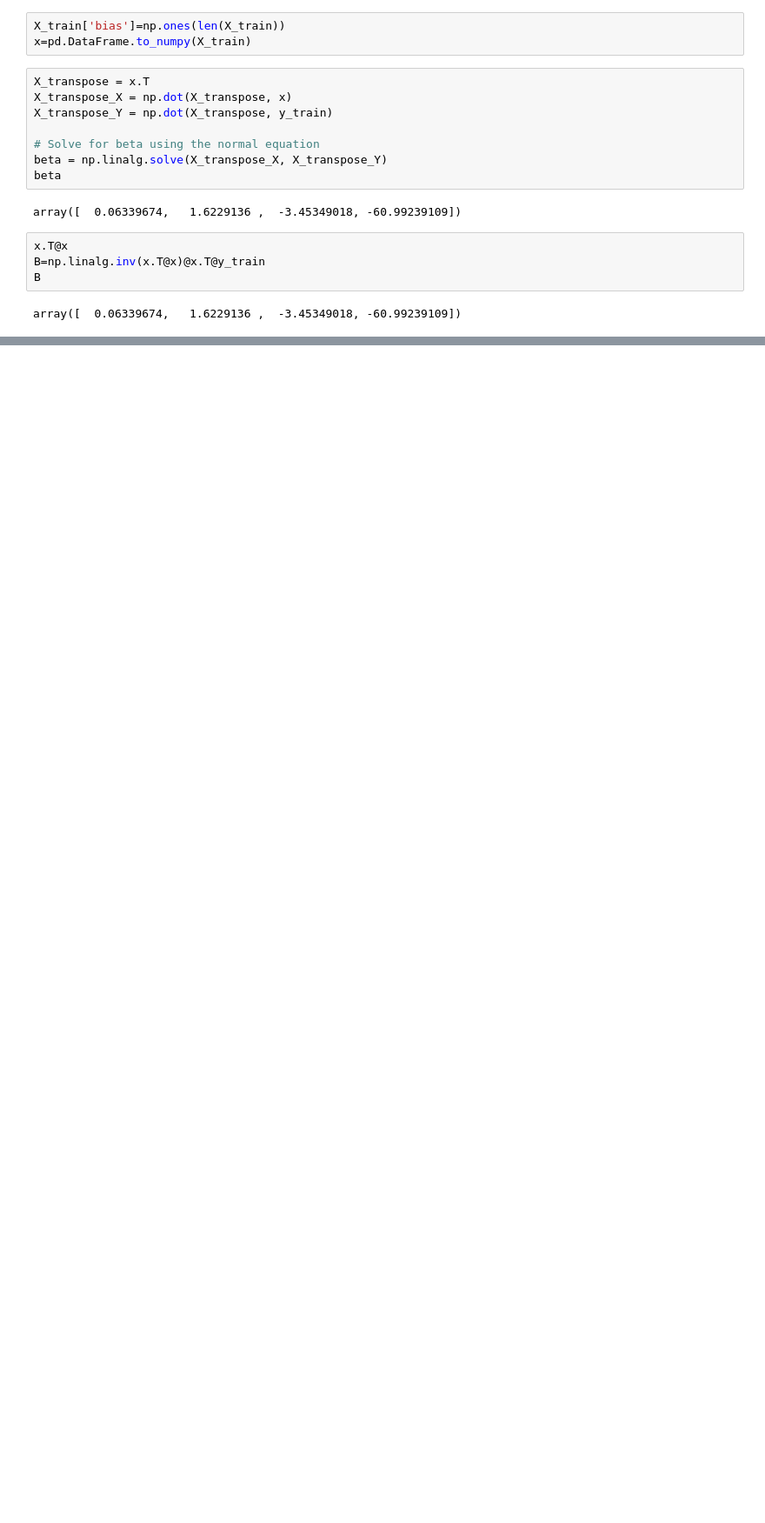
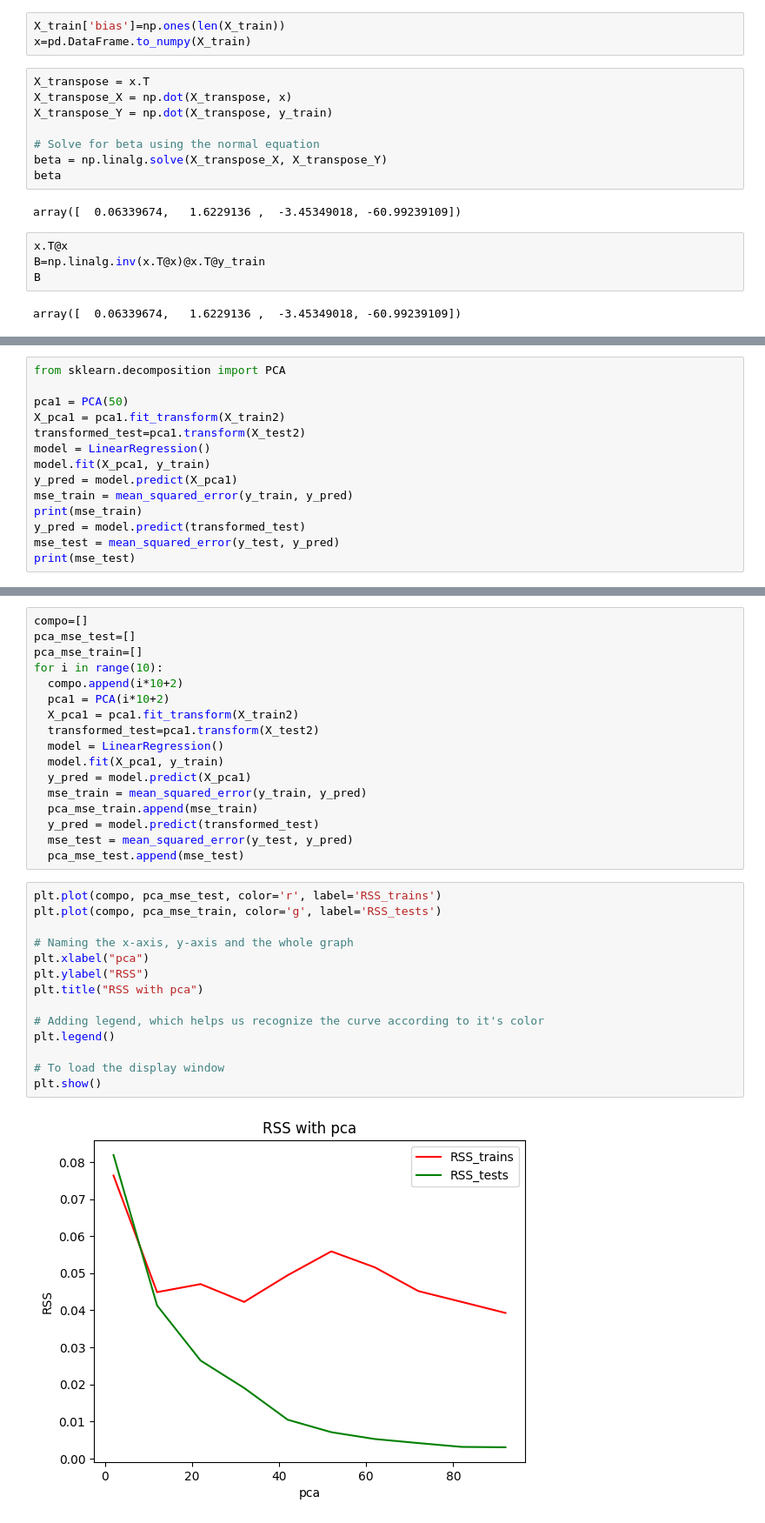
Before and after one commit to alirezakhaleghianaghizi/mlcomputerVS, a Jupyter notebook: Untitled7.ipynb, the cells around one changed output, grey strips where cells are left out. Shown at 87% size. Cells and saved outputs as stored; diff of their text form; blank space fills up the shorter version.

```diff
--- a/Untitled7.ipynb
+++ b/Untitled7.ipynb
@@ -202,0 +338,14 @@ print(RSS_test)
+# %%
+from sklearn.decomposition import PCA
+
+pca1 = PCA(50)
+X_pca1 = pca1.fit_transform(X_train2)
+transformed_test=pca1.transform(X_test2)
+model = LinearRegression()
+model.fit(X_pca1, y_train)
+y_pred = model.predict(X_pca1)
+mse_train = mean_squared_error(y_train, y_pred)
+print(mse_train)
+y_pred = model.predict(transformed_test)
+mse_test = mean_squared_error(y_test, y_pred)
+print(mse_test)
@@ -202,0 +357,33 @@ print(RSS_test)
+# %%
+compo=[]
+pca_mse_test=[]
+pca_mse_train=[]
+for i in range(10):
+  compo.append(i*10+2)
+  pca1 = PCA(i*10+2)
+  X_pca1 = pca1.fit_transform(X_train2)
+  transformed_test=pca1.transform(X_test2)
+  model = LinearRegression()
+  model.fit(X_pca1, y_train)
+  y_pred = model.predict(X_pca1)
+  mse_train = mean_squared_error(y_train, y_pred)
+  pca_mse_train.append(mse_train)
+  y_pred = model.predict(transformed_test)
+  mse_test = mean_squared_error(y_test, y_pred)
+  pca_mse_test.append(mse_test)
+# %%
+plt.plot(compo, pca_mse_test, color='r', label='RSS_trains')
+plt.plot(compo, pca_mse_train, color='g', label='RSS_tests')
+
+# Naming the x-axis, y-axis and the whole graph
+plt.xlabel("pca")
+plt.ylabel("RSS")
+plt.title("RSS with pca")
+
+# Adding legend, which helps us recognize the curve according to it's color
+plt.legend()
+
+# To load the display window
+plt.show()
+# %% [output]
+[figure, added]
```
Also changed, not shown: parts of 33 cells of this notebook.
